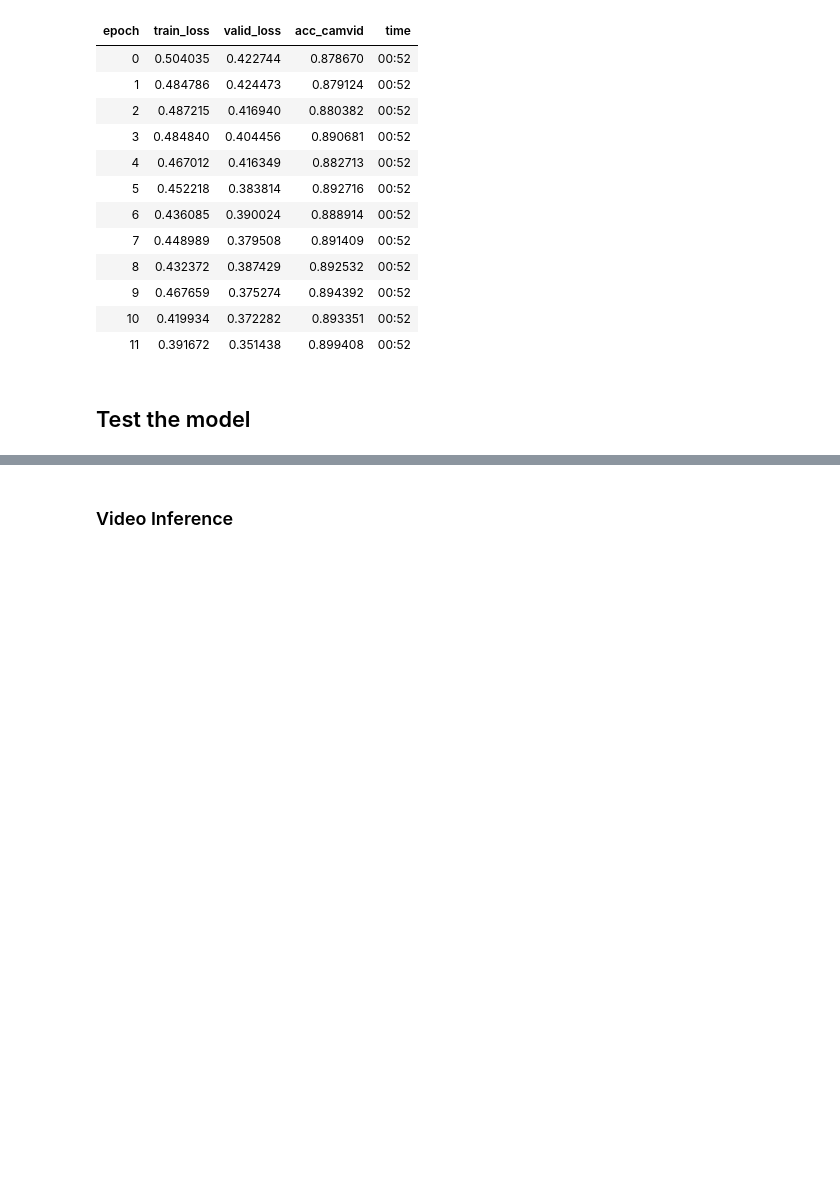
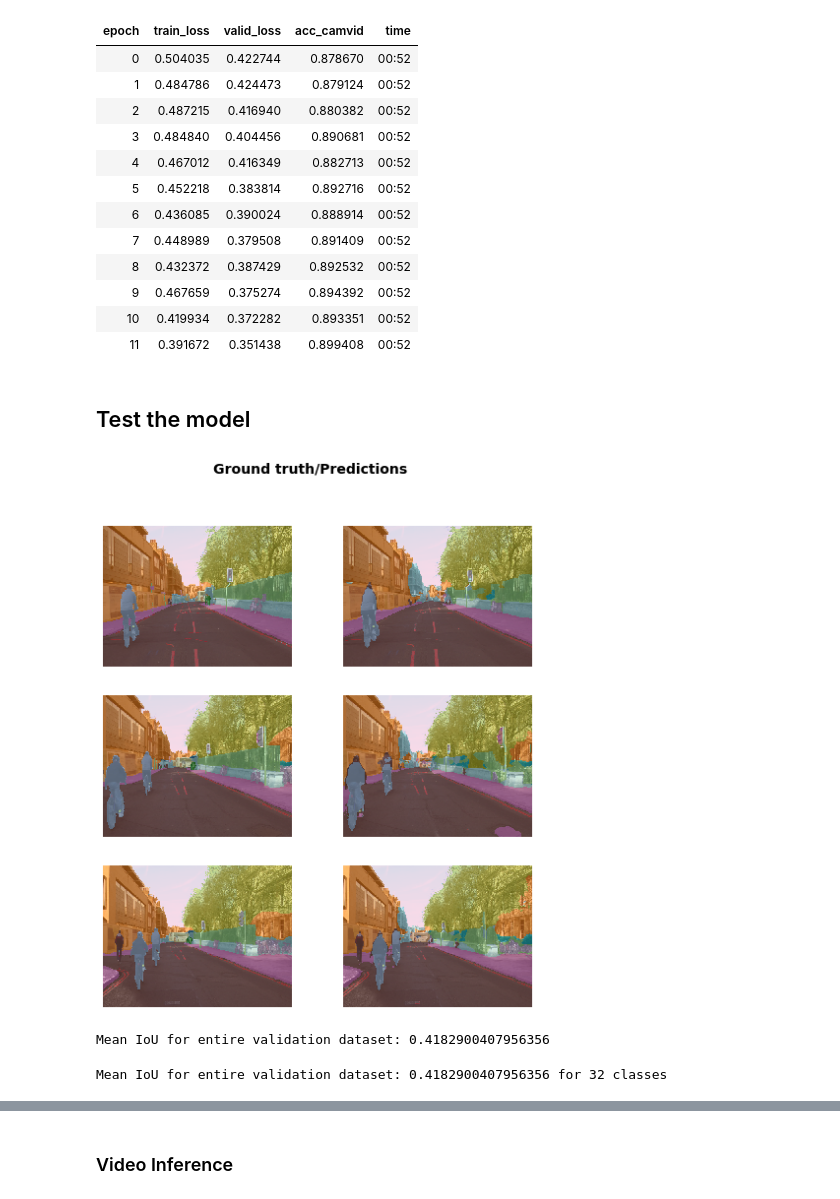
Before and after one commit to RuslanAgishev/robot_scene_understanding, a Jupyter notebook: Semantic_Segmentation/UNet/fastai/fastai_camvid.ipynb, the cells around one changed output, grey strips where cells are left out. Drawn from its saved outputs; the diff is of its cells as text; code cells hidden in the pictures; blank space fills up the shorter version.

```diff
--- a/Semantic_Segmentation/UNet/fastai/fastai_camvid.ipynb
+++ b/Semantic_Segmentation/UNet/fastai/fastai_camvid.ipynb
@@ -95,7 +95,8 @@ def acc_camvid(input, target):
     mask = target != void_code
     return (input.argmax(dim=1)[mask]==target[mask]).float().mean()
 # %%
-learn = unet_learner(data, models.resnet34, metrics=acc_camvid, wd=1e-2).to_fp16()
+# learn = unet_learner(data, models.resnet34, metrics=acc_camvid, wd=1e-2).to_fp16()
+learn = unet_learner(data, models.resnet34).to_fp16()
 # %%
 learn.lr_find() # find learning rate
 learn.recorder.plot() # plot learning rate graph
@@ -147,3 +148,7 @@ learn.save('camvid-stage-2')
 ## Test the model
 # %%
 learn.load('camvid-stage-2');
+# %%
+learn.show_results(rows=3, figsize=(8, 9)) # show results
+# %% [output]
+[figure, added]
@@ -150,3 +174,25 @@ learn.load('camvid-stage-2');
+# %%
+from tqdm import tqdm
+Y = src.valid.y
+X = src.valid.x
+
+IoUs = []
+for x_valid, y_true in zip(tqdm(X), Y):
+    y_pred = learn.predict(x_valid)
+
+    y = np.array(y_true.data[0])
+    y.resize(size)
+    y_hat = np.array(y_pred[1][0])
+
+    labels_ious = compute_iou(y, y_hat, labels=np.arange(len(codes)))
+    mean_img_iou = np.mean(labels_ious)
+    IoUs.append(mean_img_iou)
+# %% [output]
+Mean IoU for entire validation dataset: 0.4182900407956356
+# %%
+print('Mean IoU for entire validation dataset: {} for {} classes'.format(np.mean(IoUs), len(codes)))
+# %% [output]
+Mean IoU for entire validation dataset: 0.4182900407956356 for 32 classes
 # %%
 test_img = open_image('/home/ruslan/Desktop/example_images/example_04.png')
 
```
Also changed, not shown: parts of 2 cells of this notebook, 3 other files.
